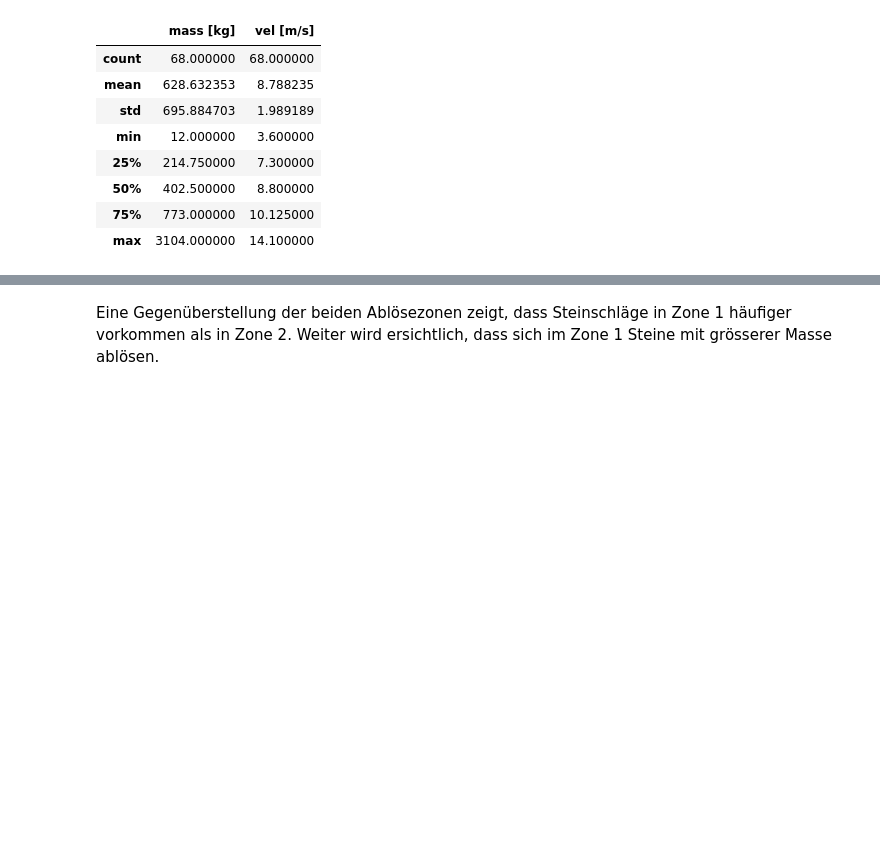
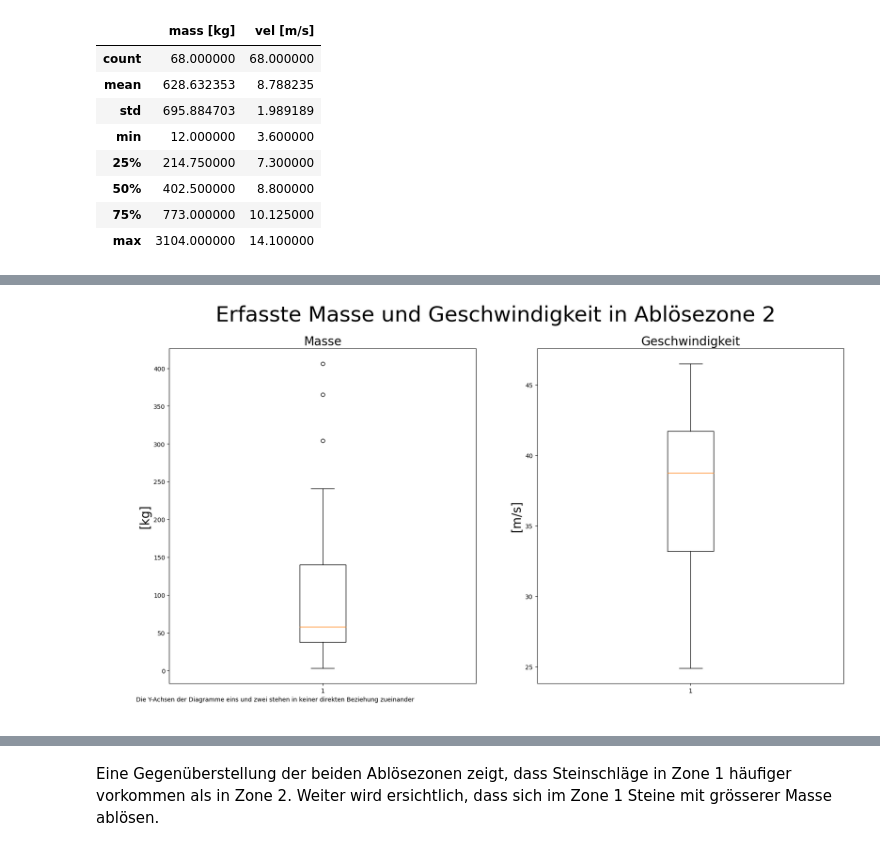
Before and after one commit to ChristianHeeb/cwm1_challenge, a Jupyter notebook: 01_notebook/notebook.ipynb, the cells around one changed output, grey strips where cells are left out. Saved outputs shown, nothing was run; the diff lists cells and outputs as text; code cells hidden in the pictures; blank space fills up the shorter version.

```diff
--- a/01_notebook/notebook.ipynb
+++ b/01_notebook/notebook.ipynb
@@ -255,0 +321,28 @@ df_zone2.describe()
+# %%
+#boxplot of attributes "mass" and "velocity"
+fig, (ax1, ax2) = plt.subplots(1, 2, figsize = (20, 10))
+
+#subplot 1
+ax1.boxplot(df_zone2["mass [kg]"])
+ax1.set_xlabel("", fontsize = 20)
+ax1.set_ylabel("[kg]", fontsize = 20)
+ax1.set_title("Masse", fontsize = 20)
+
+
+#subplot 1
+ax2.boxplot(df_zone2["vel [m/s]"])
+ax2.set_ylabel("[m/s]", fontsize = 20)
+ax2.set_title("Geschwindigkeit", fontsize = 20)
+
+
+#overall title
+plt.suptitle("Erfasste Masse und Geschwindigkeit in Ablösezone 2", fontsize = 35)
+
+#footnote
+x = -0.03
+y = -0.03
+ax1.text(x, y, "Die Y-Achsen der Diagramme eins und zwei stehen in keiner direkten Beziehung zueinander", fontsize=10,
+        horizontalalignment='left',verticalalignment='top', transform=ax.transAxes)
+plt.show()
+# %% [output]
+[figure, added]
```
Also changed, not shown: parts of 20 cells of this notebook.
